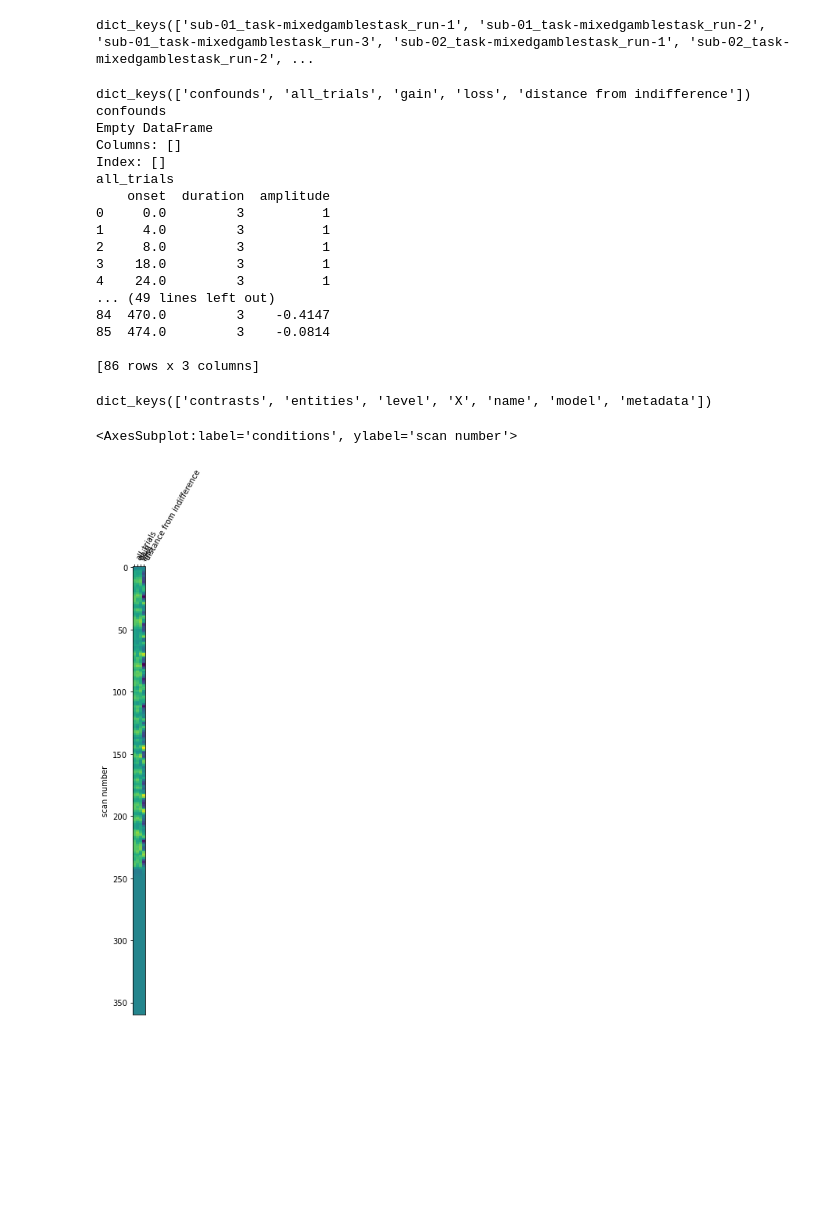
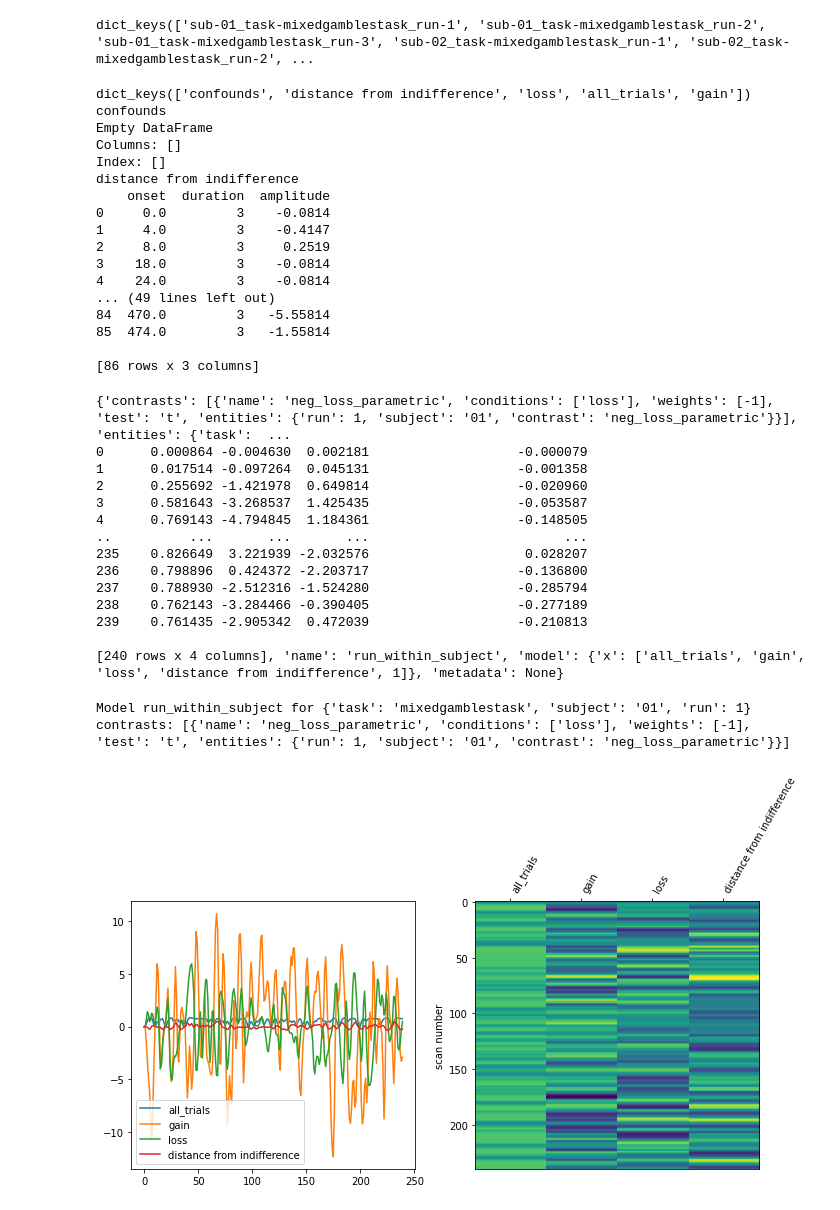
Before and after one commit to jmumford/model_zoo_checker, a Jupyter notebook: model_check.ipynb, the cells around one changed output. Saved outputs shown, nothing was run; the diff lists cells and outputs as text; code cells hidden in the pictures; blank space fills up the shorter version.

```diff
--- a/model_check.ipynb
+++ b/model_check.ipynb
@@ -55,6 +58,7 @@ def categorize_regressors(node, convolve_regs, trans_out):
     those to be convolved and not convolved, but used in contrast, last set is
     confound regressors (not used in contrasts and not convolved)
     """
+    import itertools
     # Just in case they don't use x (although they should)
     model_name = list(node.model.keys())[0]
     specified_reg_name_list = node.model.get(model_name).copy()
@@ -69,9 +73,10 @@ def categorize_regressors(node, convolve_regs, trans_out):
         contrast_regs_loop = set(contrast['condition_list'])
         contrast_regs = contrast_regs | contrast_regs_loop
 
+    convolve_regs = set(itertools.chain(*convolve_regs))
     confound_regs = specified_reg_names & (dense_reg_options - contrast_regs)
-    main_convolve_regs = specified_reg_names & set(convolve_regs)
-    main_no_convolve_regs = specified_reg_names & (contrast_regs - set(convolve_regs))
+    main_convolve_regs = specified_reg_names & convolve_regs
+    main_no_convolve_regs = specified_reg_names & (contrast_regs - convolve_regs)
     regs_missing = (specified_reg_names -
         (confound_regs | main_convolve_regs | main_no_convolve_regs))
     contrast_reg_missing = contrast_regs - specified_reg_names
@@ -202,7 +207,7 @@ def load_graph(graph, node=None, inputs=None, **filters):
 root = '/Users/jeanettemumford/Dropbox/Research/Projects/Fsf_converter/ModelZoo/model-zoo/ds005/ds000005'
 database_path = '/Users/jeanettemumford/Dropbox/Research/Projects/Fsf_converter/ModelZoo/model-zoo/ds005/dbcache'
 reset_database = True
-model_path = '/Users/jeanettemumford/Dropbox/Research/Projects/Fsf_converter/ModelZoo/models/model-ds0005_smdl.json'
+model_path = '/Users/jeanettemumford/Dropbox/Research/Projects/Fsf_converter/ModelZoo/my_models/model-ds0005_openfmri_model_twp_grp_diff_smdl.json'
 # %%
 layout = BIDSLayout(
         root = root,
@@ -211,7 +216,7 @@ layout = BIDSLayout(
 )
 
 graph = BIDSStatsModelsGraph(layout, model_path)
-graph.load_collections(scan_length=240)
+graph.load_collections(scan_length=480)
 # %%
 reg_info_collections = run_node_3col_grabber(graph)
 # %%
@@ -225,33 +230,57 @@ for key, value in reg_info_collections['sub-01_task-mixedgamblestask_run-1'].ite
     print(key)
     print(value)
 # %% [output]
-dict_keys(['confounds', 'all_trials', 'gain', 'loss', 'distance from indifference'])
+dict_keys(['confounds', 'distance from indifference', 'loss', 'all_trials', 'gain'])
 confounds
 Empty DataFrame
 Columns: []
 Index: []
-all_trials
+distance from indifference
     onset  duration  amplitude
-0     0.0         3          1
-1     4.0         3          1
-2     8.0         3          1
-3    18.0         3          1
-4    24.0         3          1
+0     0.0         3    -0.0814
+1     4.0         3    -0.4147
+2     8.0         3     0.2519
+3    18.0         3    -0.0814
+4    24.0         3    -0.0814
 ... (49 lines left out)
-84  470.0         3    -0.4147
-85  474.0         3    -0.0814
+84  470.0         3   -5.55814
+85  474.0         3   -1.55814
 
 [86 rows x 3 columns]
 # %%
 all_specs = load_graph(graph, node=None, inputs=None)
 # %%
-print(all_specs['subject'][0].keys())
+print(all_specs['run_within_subject'][0])
+#print(all_specs[0])
 # %% [output]
-dict_keys(['contrasts', 'entities', 'level', 'X', 'name', 'model', 'metadata'])
+{'contrasts': [{'name': 'neg_loss_parametric', 'conditions': ['loss'], 'weights': [-1], 'test': 't', 'entities': {'run': 1, 'subject': '01', 'contrast': 'neg_loss_parametric'}}], 'entities': {'task':  ...
+0      0.000864 -0.004630  0.002181                   -0.000079
+1      0.017514 -0.097264  0.045131                   -0.001358
+2      0.255692 -1.421978  0.649814                   -0.020960
+3      0.581643 -3.268537  1.425435                   -0.053587
+4      0.769143 -4.794845  1.184361                   -0.148505
+..          ...       ...       ...                         ...
+235    0.826649  3.221939 -2.032576                    0.028207
+236    0.798896  0.424372 -2.203717                   -0.136800
+237    0.788930 -2.512316 -1.524280                   -0.285794
+238    0.762143 -3.284466 -0.390405                   -0.277189
+239    0.761435 -2.905342  0.472039                   -0.210813
+
+[240 rows x 4 columns], 'name': 'run_within_subject', 'model': {'x': ['all_trials', 'gain', 'loss', 'distance from indifference', 1]}, 'metadata': None}
-# %%
-#ugly, maybe we're good with checking the 3 column onset files?
-plot_design_matrix(all_specs['subject'][0]['X'])
-# %% [output]
-<AxesSubplot:label='conditions', ylabel='scan number'>
-[figure, removed]
+# %%
+import matplotlib.pyplot as plt
+
+for key, cur_spec in all_specs.items():
+    if cur_spec[0]['level'] == 'run':
+        print(f'Model {key} for {cur_spec[0]["entities"]}')
+        print(f'contrasts: {cur_spec[0]["contrasts"]}')
+        fig, (ax1, ax2) = plt.subplots(figsize=(10, 6), nrows=1, ncols=2)
+        cur_spec[0]['X'].plot(ax=ax1)
+        ax1.legend(loc='lower left')
+        plot_design_matrix(cur_spec[0]['X'], ax=ax2)
+        plt.show()
+# %% [output]
+Model run_within_subject for {'task': 'mixedgamblestask', 'subject': '01', 'run': 1}
+contrasts: [{'name': 'neg_loss_parametric', 'conditions': ['loss'], 'weights': [-1], 'test': 't', 'entities': {'run': 1, 'subject': '01', 'contrast': 'neg_loss_parametric'}}]
+[figure, added]
 # %%
```
Also changed, not shown: parts of 3 cells of this notebook, 2 other files.
